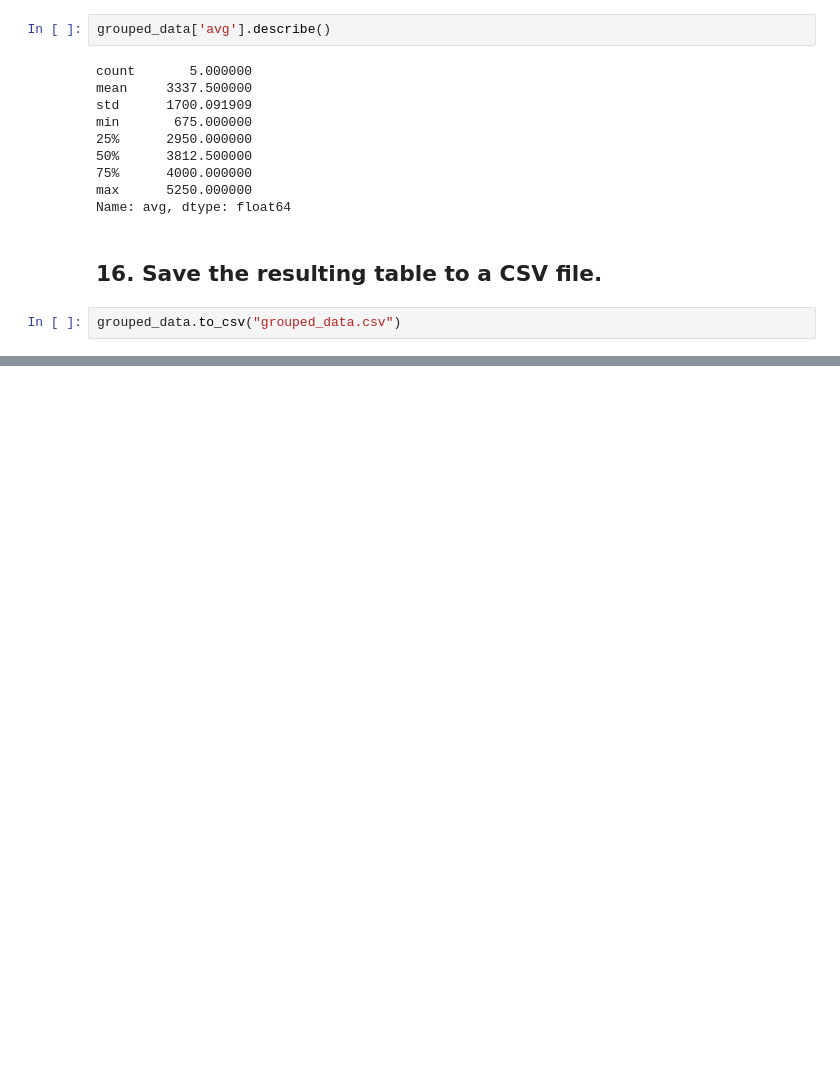
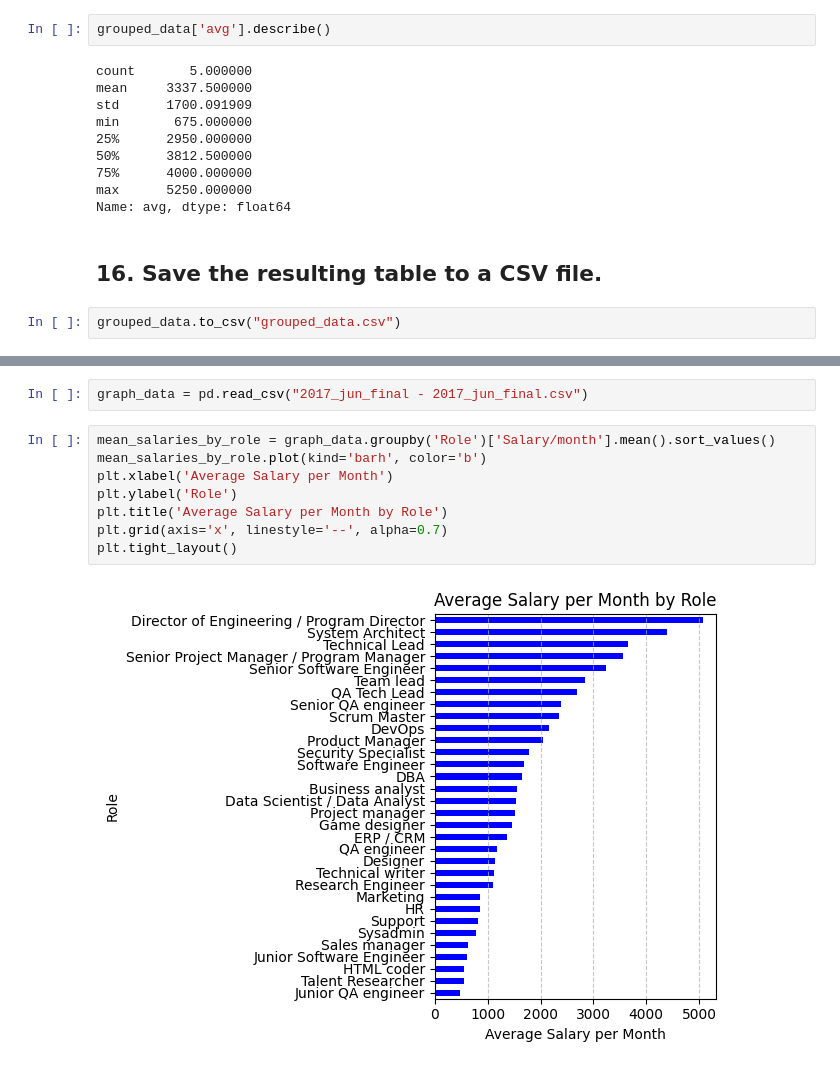
Before and after one commit to KamilGrundas/Data_science, a Jupyter notebook: homework_2/part_2/Hw2.2.ipynb, the cells around one changed output, grey strips where cells are left out. Drawn from its saved outputs; the diff is of its cells as text; blank space fills up the shorter version.

```diff
--- a/homework_2/part_2/Hw2.2.ipynb
+++ b/homework_2/part_2/Hw2.2.ipynb
@@ -190,0 +194,12 @@ grouped_data.to_csv("grouped_data.csv")
+# %%
+graph_data = pd.read_csv("2017_jun_final - 2017_jun_final.csv")
+# %%
+mean_salaries_by_role = graph_data.groupby('Role')['Salary/month'].mean().sort_values()
+mean_salaries_by_role.plot(kind='barh', color='b')
+plt.xlabel('Average Salary per Month')
+plt.ylabel('Role')
+plt.title('Average Salary per Month by Role')
+plt.grid(axis='x', linestyle='--', alpha=0.7)
+plt.tight_layout()
+# %% [output]
+[figure, added]
```
Also changed, not shown: parts of 4 cells of this notebook, 1 other file.
